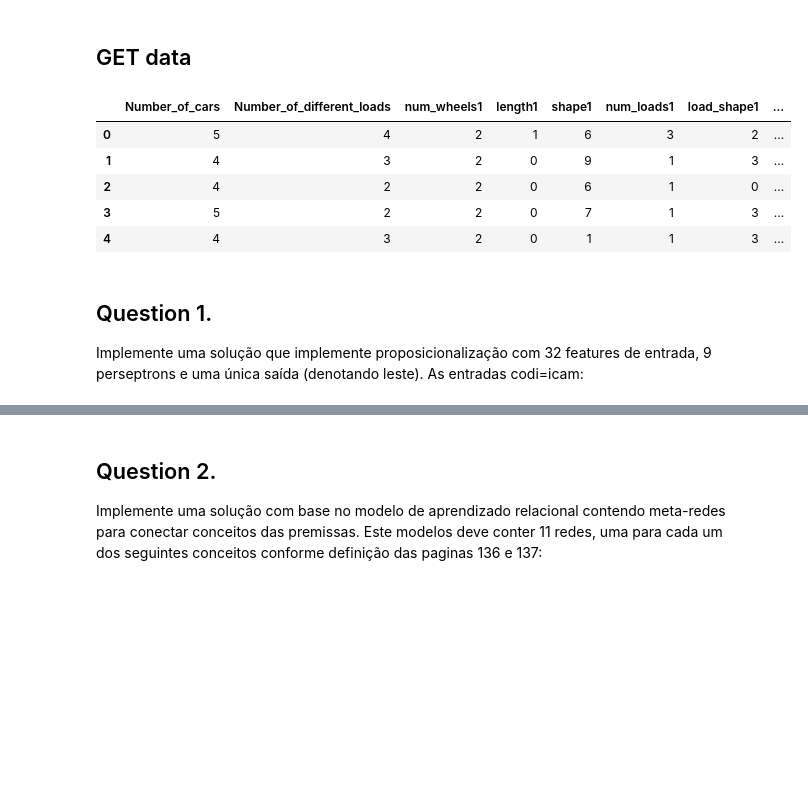
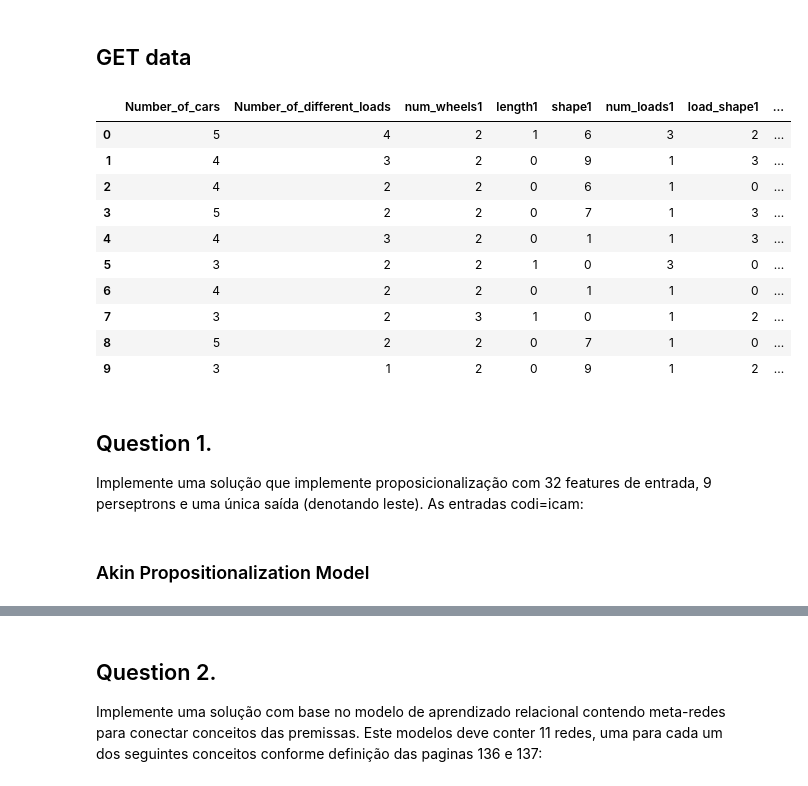
Before and after one commit to xrhd/NeuralSymbolic-Demo, a Jupyter notebook: NeuralSymbolic_Demo.ipynb, the cells around one changed output, grey strips where cells are left out. Drawn from its saved outputs; the diff is of its cells as text; code cells hidden in the pictures; blank space fills up the shorter version.

```diff
--- a/NeuralSymbolic_Demo.ipynb
+++ b/NeuralSymbolic_Demo.ipynb
@@ -82,34 +68,39 @@ str_att = {
   'length': ['short', 'long'],
   'shape': ['closedrect', 'dblopnrect', 'ellipse', 'engine', 'hexagon',
           'jaggedtop', 'openrect', 'opentrap', 'slopetop', 'ushaped'],
   'load_shape': ['circlelod', 'hexagonlod', 'rectanglod', 'trianglod'],
   'Class_attribute': ['west','east']
 }
 
 def read_data(path=path):
   df = pd.read_csv(path, ',')
 
   for k in df:
     for att in str_att:
       if k.startswith(att):
         for i,val in enumerate(df[k]):
           if val in str_att[att]:
             df[k][i] = str_att[att].index(val)
 
   df.replace("\\0", 0, inplace=True)
   df.replace("None", -1, inplace=True)
 
   return df
 
 df = read_data()
-df.head()
+df
 # %% [output]
 |  | Number_of_cars | Number_of_different_loads | num_wheels1 | length1 | shape1 | num_loads1 | load_shape1 | ... |
 | 0 | 5 | 4 | 2 | 1 | 6 | 3 | 2 | ... |
 | 1 | 4 | 3 | 2 | 0 | 9 | 1 | 3 | ... |
 | 2 | 4 | 2 | 2 | 0 | 6 | 1 | 0 | ... |
 | 3 | 5 | 2 | 2 | 0 | 7 | 1 | 3 | ... |
 | 4 | 4 | 3 | 2 | 0 | 1 | 1 | 3 | ... |
+| 5 | 3 | 2 | 2 | 1 | 0 | 3 | 0 | ... |
+| 6 | 4 | 2 | 2 | 0 | 1 | 1 | 0 | ... |
+| 7 | 3 | 2 | 3 | 1 | 0 | 1 | 2 | ... |
+| 8 | 5 | 2 | 2 | 0 | 7 | 1 | 0 | ... |
+| 9 | 3 | 1 | 2 | 0 | 9 | 1 | 2 | ... |
 # %% [markdown]
 ## Question 1.
 
@@ -137,3 +111,5 @@ es = keras.callbacks.EarlyStopping(
 df = read_data()
 Y = np.array(df.pop('Class_attribute'))
 X = np.array(df)
+# %% [markdown]
+### Akin Propositionalization Model
```
Also changed, not shown: parts of 15 cells of this notebook.
